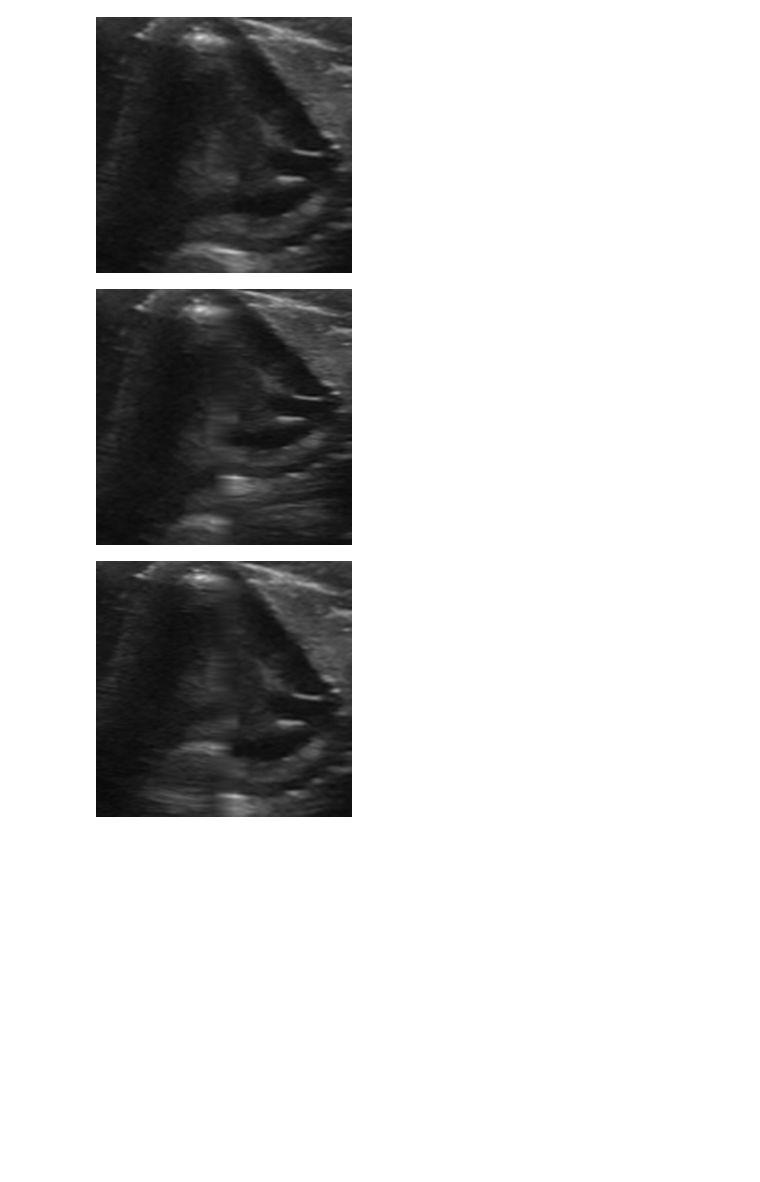
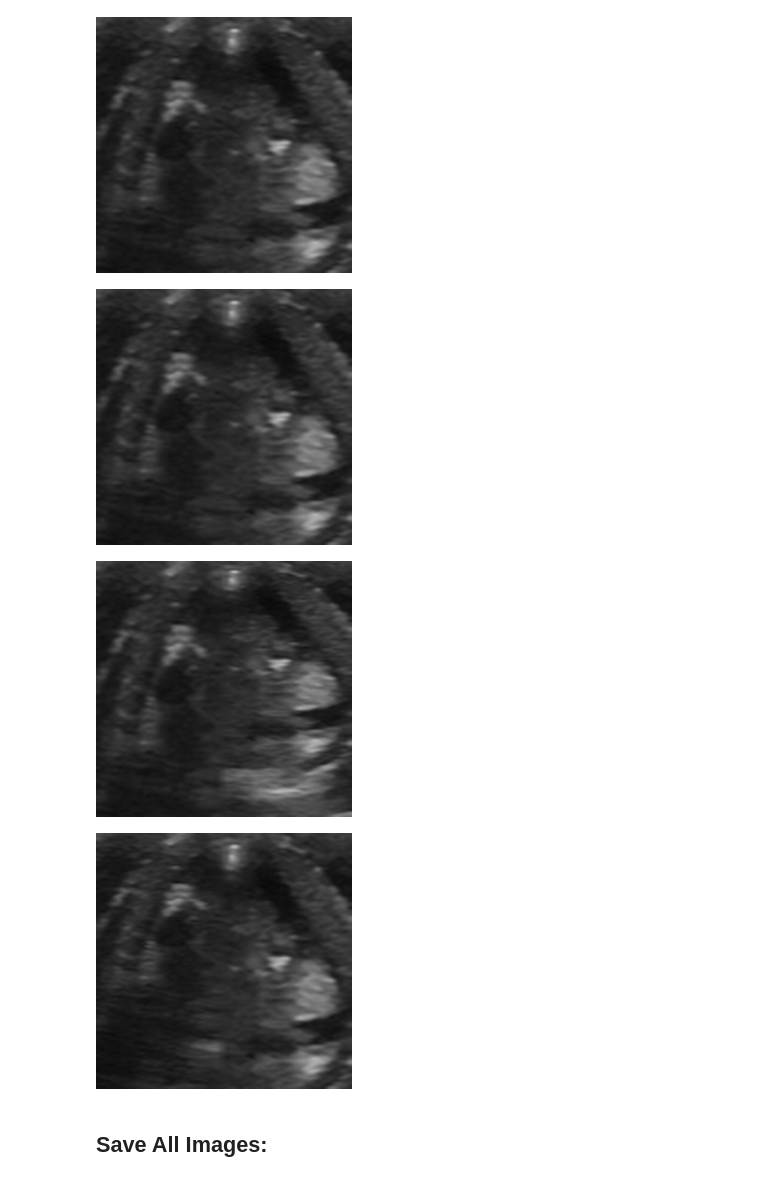
Before and after one commit to schuberte2026/VIPR, a Jupyter notebook: ROI_Cropper_Stretcher.ipynb, the cells around one changed output. Drawn from its saved outputs; the diff is of its cells as text; code cells hidden in the pictures; blank space fills up the shorter version.

```diff
--- a/ROI_Cropper_Stretcher.ipynb
+++ b/ROI_Cropper_Stretcher.ipynb
@@ -197,44 +135,17 @@ def crop_and_stretch(image_path, label_path, scaleFactor=1.2, blend_width=10):
     # Resize healthy cropped image back to 256x256 using a high-quality filter.
     healthy = cropped_image.resize((256, 256), Image.Resampling.LANCZOS)
 
-    # Create Extended reference image
-    extended = Image.new(image.mode, (cropped_image.size[0], stretched_height))
-    extended.paste(left_half_ext,(0,0))
-    extended.paste(right_half_ext,(left_half_ext.size[0],0))
-
-#     # Reconstruct left paralyzed image
-#     left_par = Image.new(image.mode, (left_half_str.size[0] + right_half_ext.size[0], stretched_height))
-#     left_par.paste(left_half_str, (0,0))
-#     left_par.paste(right_half_ext,(left_half_str.size[0],0))
-#     left_par = left_par.resize((256, 256), Image.Resampling.LANCZOS)
+    # Create alternate healthy image with bilinear interpolation artifact
+    healthy2 = blend_halves_bilinear(left_half, right_half, blend_width)
+    healthy2 = healthy2.resize((256, 256), Image.Resampling.LANCZOS)
 
     # Reconstruct left paralyzed image
     left_par = blend_halves_bilinear(left_half_str, right_half_ext, blend_width)
     left_par = left_par.resize((256, 256), Image.Resampling.LANCZOS)
-
-#     # Reconstruct right paralyzed image
-#     right_par = Image.new(image.mode, (left_half_ext.size[0] + right_half_str.size[0], stretched_height))
-#     right_par.paste(left_half_ext, (0,0))
-#     right_par.paste(right_half_str,(left_half_ext.size[0],0))
-#     right_par = right_par.resize((256, 256), Image.Resampling.LANCZOS)
 
     # Reconstruct right paralyzed image
     right_par = blend_halves_bilinear(left_half_ext, right_half_str, blend_width)
     right_par = right_par.resize((256, 256), Image.Resampling.LANCZOS)
 
 
-    return healthy, left_par, right_par, extended
+    return healthy, healthy2, left_par, right_par
-# %%
-i = 20
-scaleFactor = 1.5
-blend_width = 4
-[healthy, left_par, right_par, extended] = crop_and_stretch(os.path.join(images_folder,image_list[i]), os.path.join(labels_folder,label_list[i]), scaleFactor, blend_width)
-
-healthy.show()
-# extended.show()
-left_par.show()
-right_par.show()
-# %% [output]
-[figure, removed]
-[figure, removed]
-[figure, removed]
@@ -246,0 +152,24 @@ extended.save('extended.png', format="PNG")
+# %%
+# Set parameters
+i = 64
+scaleFactor = 1.5
+blend_width = 2
+
+# Generate sample images
+image = image_list[i]
+label_split = image.split('.')
+label = os.path.join(source_folder, labels_folder, str(label_split[0]+'.'+label_split[1]+'.txt'))
+[healthy, healthy2, left_par, right_par] = crop_and_stretch(os.path.join(images_folder,image), label, scaleFactor, blend_width)
+
+# Display output
+healthy.show()
+healthy2.show()
+left_par.show()
+right_par.show()
+# %% [output]
+[figure, added]
+[figure, added]
+[figure, added]
+[figure, added]
+# %% [markdown]
+## Save All Images:
```
Also changed, not shown: parts of 8 cells of this notebook.
